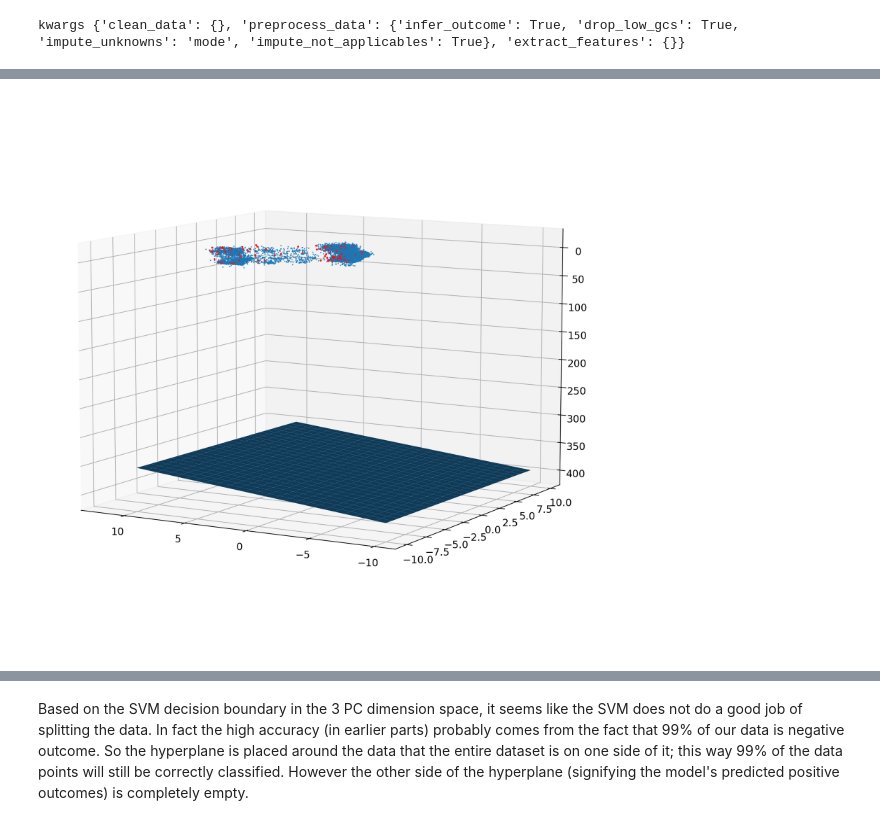
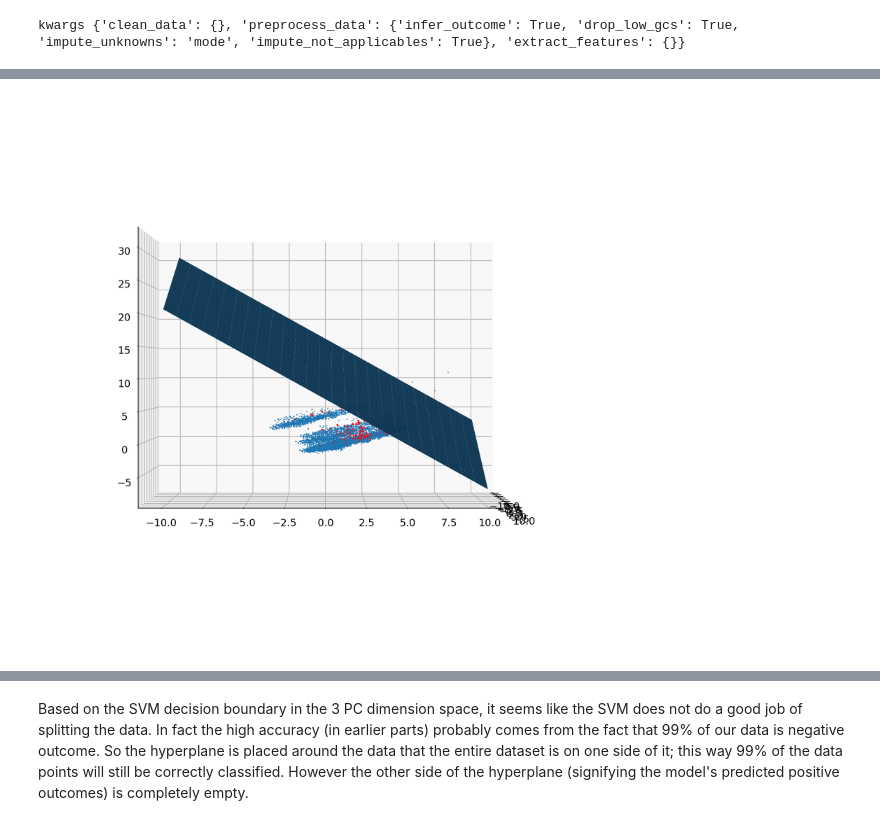
Before and after one commit to Yu-Group/clinical-rule-vetting, a Jupyter notebook: rulevetting/projects/tbi_pecarn/notebooks/svm.ipynb, the cells around one changed output, grey strips where cells are left out. Cells and saved outputs as stored; diff of their text form; code cells hidden in the pictures.

Commit message:
decision boundary plot for l1 log reg

```diff
--- a/rulevetting/projects/tbi_pecarn/notebooks/svm.ipynb
+++ b/rulevetting/projects/tbi_pecarn/notebooks/svm.ipynb
@@ -204,0 +202,5 @@ kwargs {'clean_data': {}, 'preprocess_data': {'infer_outcome': True, 'drop_low_g
+# %%
+# Fit the data with log reg l1
+X_train = pc_score[:,0:3]
+y_train = df_train[outcome_def].values
+lr, stats = fit_eval_lr(X_train, y_train, X_train, y_train, 'LR on PCA')
@@ -205,11 +219,14 @@ kwargs {'clean_data': {}, 'preprocess_data': {'infer_outcome': True, 'drop_low_g
 # %%
+z = lambda x,y: (-lr.intercept_[0]-lr.coef_[0][0]*x-lr.coef_[0][1]*y) / lr.coef_[0][2]
+tmp = np.linspace(-10,10,51)
+x,y = np.meshgrid(tmp,tmp)
 posint_col = np.where(df_train['outcome'] == 1, '#ff0f0e', '#1f77b4')
 posint_sz = np.where(df_train['outcome'] == 1, 7, 0.7)
 fig = plt.figure(figsize=(12, 12))
 ax = plt.axes(projection='3d')
 ax.plot_surface(x, y, z(x,y))
 ax.scatter3D(pc_score[:,0], pc_score[:,1], pc_score[:,2], c = posint_col, s = posint_sz, alpha = 1, marker = '.')
-ax.view_init(189, 60)
+ax.view_init(0, 0)
 plt.show()
 # %% [output]
-[figure, old version]
+[figure, new version]
```
Also changed, not shown: parts of 5 cells of this notebook.
